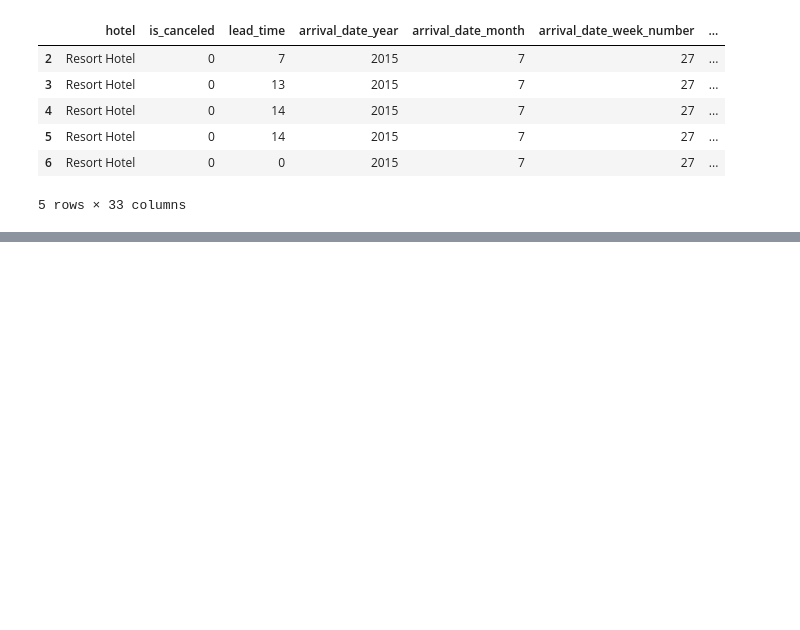
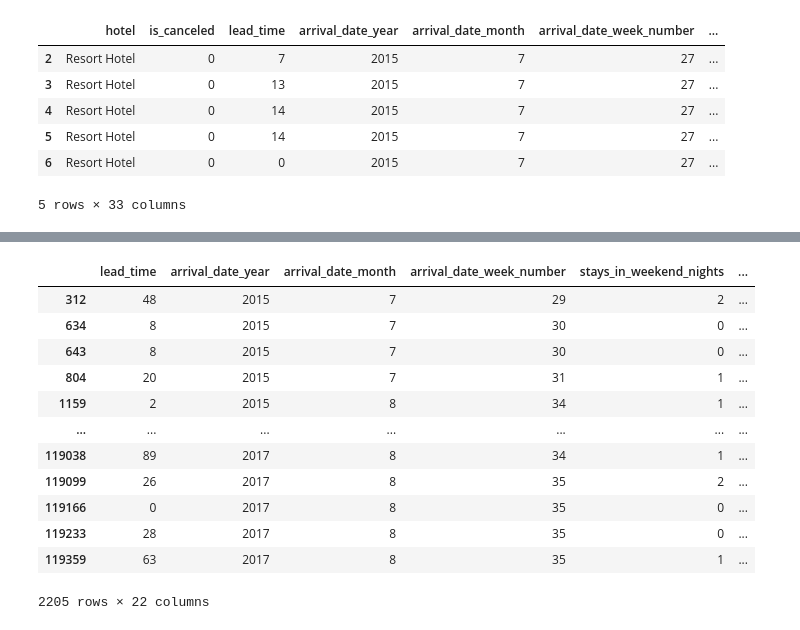
Before and after one commit to johnmyronmillar/HotelPricePredictor, a Jupyter notebook: Code/Test Data 3.ipynb, the cells around one changed output, grey strips where cells are left out. Saved outputs shown, nothing was run; the diff lists cells and outputs as text; code cells hidden in the pictures; blank space fills up the shorter version.

```diff
--- a/Code/Test Data 3.ipynb
+++ b/Code/Test Data 3.ipynb
@@ -75,6 +75,11 @@ df.head()
 | 6 | Resort Hotel | 0 | 0 | 2015 | 7 | 27 | ... |
 5 rows × 33 columns
 # %%
-# index_names = df[df['market_segment']==Complementary].index
-# df.drop(index_names, inplace=True)
-# df.head()
+index_names = df[
+    (df['market_segment']==('Aviation'))
+    & (df['market_segment']==('Complementary'))
+    & (df['market_segment']==('Corporate'))
+    & (df['market_segment']==('Undefined'))
+    ].index
+df.drop(index_names, inplace=True)
+df.head()
@@ -81,5 +93,0 @@ df.head()
-# %%
-df_drop = df.loc[df['market_segment'].isin(['Complementary'])]
-
-df = df.drop(df_drop, inplace=True)
-df
@@ -91,7 +94,7 @@ KeyError: "['hotel' 'is_canceled' 'lead_time' 'arrival_date_year'\n 'arrival_dat
 # %%
 # Drop unnecessary columns
 drop_columns = [
-    'arrival_date_month',
+    'arrival_date_day_of_month',
     'deposit_type',
     'is_canceled',
     'booking_changes',
@@ -102,7 +105,17 @@ drop_columns = [
     'reservation_status_date',
     'customer_type',
     'assigned_room_type',
-    'distribution_channel'
+    'distribution_channel',
+    'market_segment',
+    'distribution_channel',
+    'previous_cancellations',
+    'previous_bookings_not_canceled',
+    'assigned_room_type',
+    'total_of_special_requests',
+    'adults',
+    'children',
+    'babies',
+    'required_car_parking_spaces'
 ]
 df = df.drop(drop_columns, axis=1)
 df.head()
@@ -124,4 +165,18 @@ X.head()
 # %%
-X.head()
+X
+# %% [output]
+|  | lead_time | arrival_date_year | arrival_date_month | arrival_date_week_number | stays_in_weekend_nights | ... |
+| 312 | 48 | 2015 | 7 | 29 | 2 | ... |
+| 634 | 8 | 2015 | 7 | 30 | 0 | ... |
+| 643 | 8 | 2015 | 7 | 30 | 0 | ... |
+| 804 | 20 | 2015 | 7 | 31 | 1 | ... |
+| 1159 | 2 | 2015 | 8 | 34 | 1 | ... |
+| ... | ... | ... | ... | ... | ... | ... |
+| 119038 | 89 | 2017 | 8 | 34 | 1 | ... |
+| 119099 | 26 | 2017 | 8 | 35 | 2 | ... |
+| 119166 | 0 | 2017 | 8 | 35 | 0 | ... |
+| 119233 | 28 | 2017 | 8 | 35 | 0 | ... |
+| 119359 | 63 | 2017 | 8 | 35 | 1 | ... |
+2205 rows × 22 columns
 # %%
 # get dummies
```
Also changed, not shown: parts of 18 cells of this notebook.
